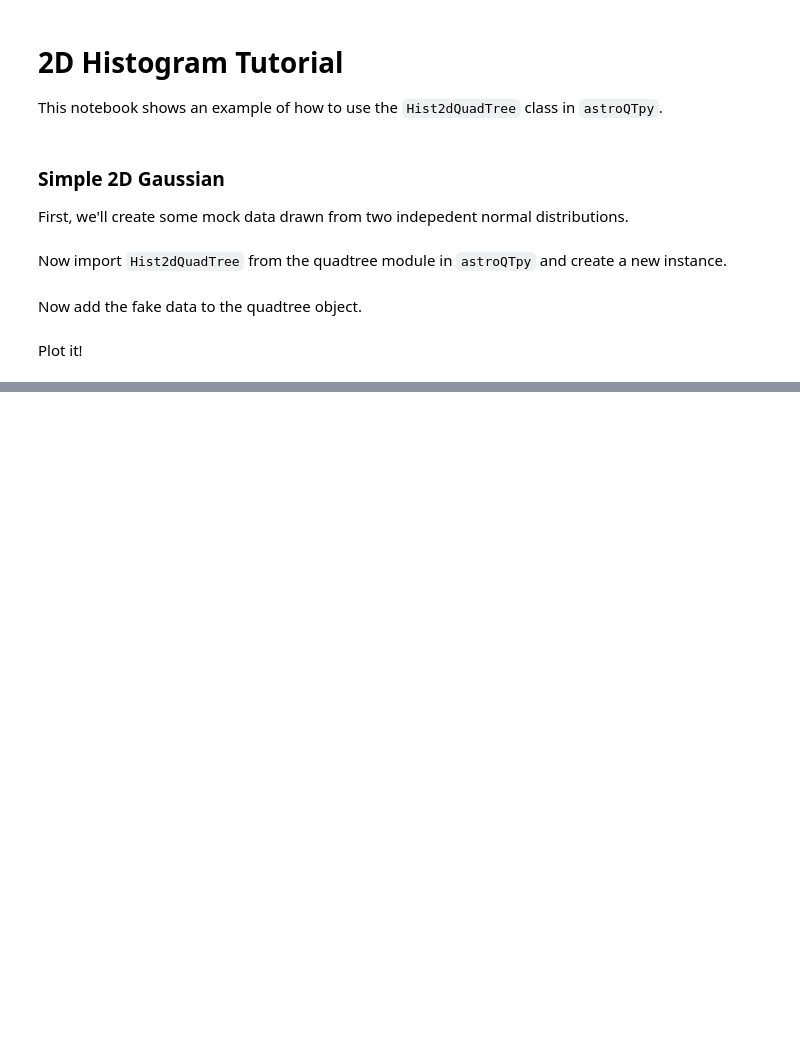
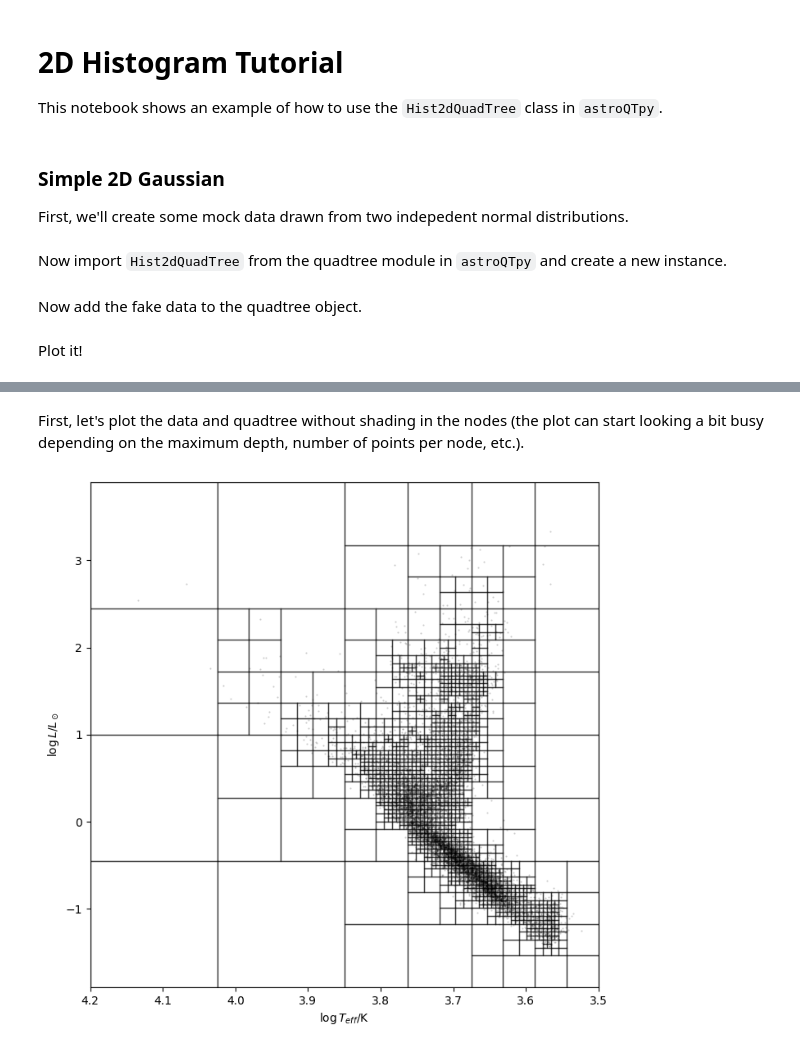
Before and after one commit to CalebHarada/astroQTpy, a Jupyter notebook: docs/tutorials/hist2d_tutorial.ipynb, the cells around one changed output, grey strips where cells are left out. Saved outputs shown, nothing was run; the diff lists cells and outputs as text; code cells hidden in the pictures; blank space fills up the shorter version.

```diff
--- a/docs/tutorials/hist2d_tutorial.ipynb
+++ b/docs/tutorials/hist2d_tutorial.ipynb
@@ -53,0 +110,29 @@ from astroquery.gaia import Gaia
+# %%
+hrd_2d_histogram = Hist2dQuadTree(
+    3.5, 4.2, -1.9, 3.9,
+    N_points=5,   # subdivide grid if node has more than this number of points...
+    max_depth=8   # ...until the quadtree reaches this depth.
+)
+
+# add data
+hrd_2d_histogram.add_data(gaia_results['log_teff'].value.data, gaia_results['log_lum'].value.data)
+# %% [markdown]
+First, let's plot the data and quadtree without shading in the nodes (the plot can start looking a bit busy depending on the maximum depth, number of points per node, etc.).
+# %%
+fig, ax = plt.subplots(figsize=(8,8))
+ax.set_xlim(3.5, 4.2)
+ax.set_ylim(-1.9, 3.9)
+
+# plot data
+ax.scatter(gaia_results['log_teff'], gaia_results['log_lum'], marker='.', s=1, c='k', alpha=0.2, zorder=99)
+
+# plot the quadtree
+hist2d = hrd_2d_histogram.draw_tree(ax, show_colors=False, cmap='viridis', vmin=0)
+ax.set_xlabel('$\log T_{eff}$/K')
+ax.set_ylabel('$\log L / L_\odot$')
+
+ax.invert_xaxis()
+
+plt.show()
+# %% [output]
+[figure, added]
```
Also changed, not shown: parts of 16 cells of this notebook, 1 other file.
